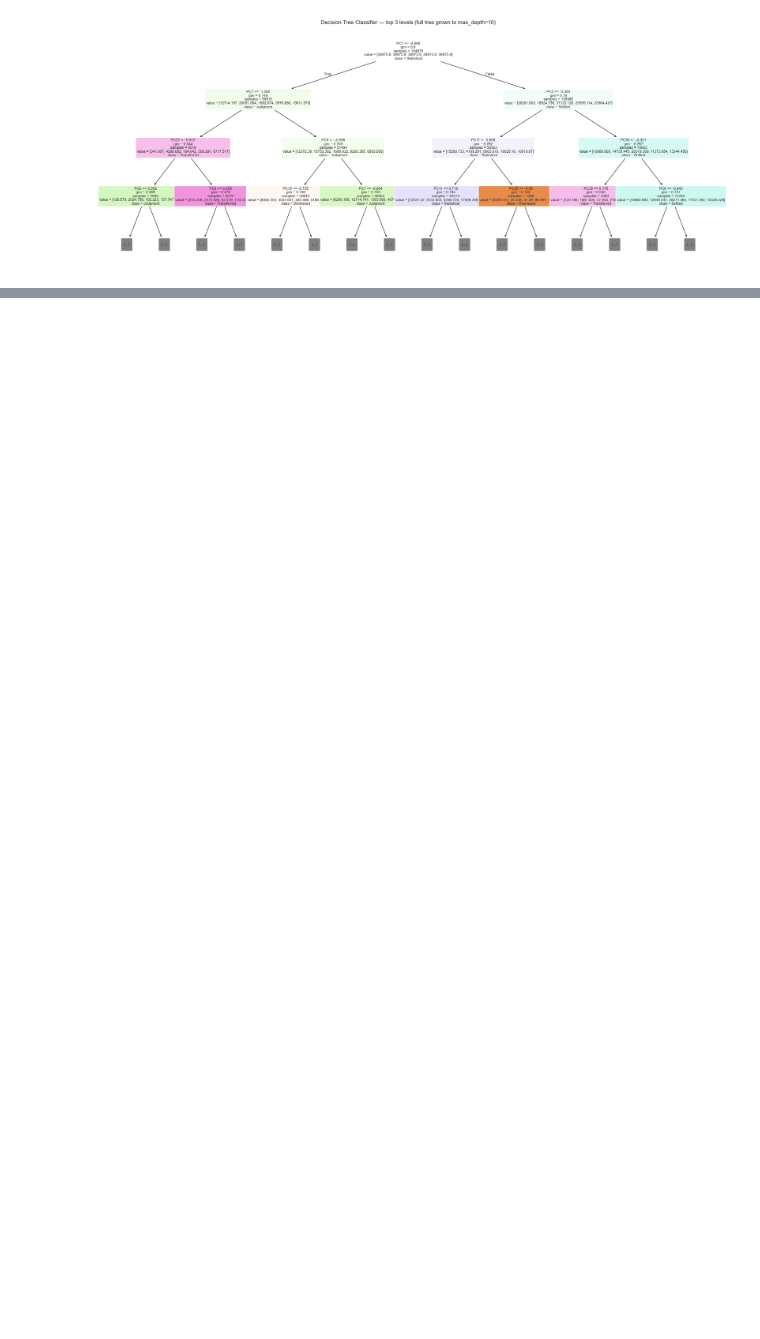
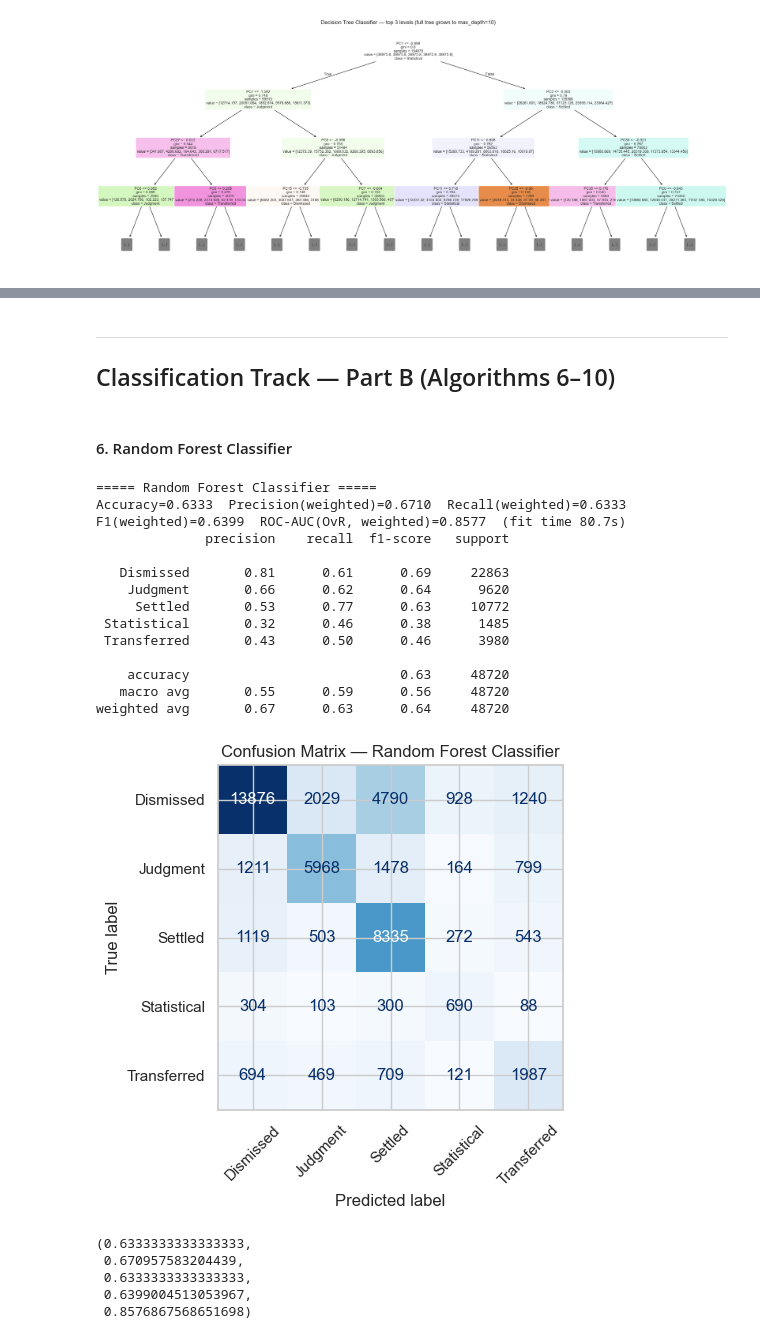
Before and after one commit to Ananthvarshan/fjc-civil-cases-ml, a Jupyter notebook: notebooks/classification.ipynb, the cells around one changed output, grey strips where cells are left out. Drawn from its saved outputs; the diff is of its cells as text; code cells hidden in the pictures; blank space fills up the shorter version.

Commit message:
Add clustering notebook and update preprocessing, classification, regression notebooks

```diff
--- a/notebooks/classification.ipynb
+++ b/notebooks/classification.ipynb
@@ -46,23 +50,17 @@ Loaded preprocessed data. X_train_final shape: (194879, 37)
 # %%
-# Class order used consistently everywhere below (confusion matrices, ROC-AUC column order, plots).
 CLASS_LABELS = sorted(y_clf_train.unique().tolist())
 print("Class order:", CLASS_LABELS)
 
-results_clf = []          # list of dicts -> feeds the D2 comparison table
-fitted_models_clf = {}    # name -> fitted estimator
-test_preds_clf = {}       # name -> predicted labels on X_test_final
-test_probas_clf = {}      # name -> predicted probabilities on X_test_final (n_samples, n_classes)
+results_clf = []
+fitted_models_clf = {}
+test_preds_clf = {}
+test_probas_clf = {}
 
 def evaluate_classifier(name, y_true, y_pred, y_proba, fit_seconds, classes):
-    """Compute Accuracy / weighted Precision / Recall / F1 / weighted OvR ROC-AUC, print a full
-    classification report, plot the confusion matrix, and log a summary row into `results_clf`.
-    `classes` MUST be the estimator's own `.classes_` order (also the column order of y_proba)."""
     acc = accuracy_score(y_true, y_pred)
     prec = precision_score(y_true, y_pred, average="weighted", zero_division=0)
     rec = recall_score(y_true, y_pred, average="weighted", zero_division=0)
     f1 = f1_score(y_true, y_pred, average="weighted", zero_division=0)
-
-    # Multi-class -> One-vs-Rest ROC-AUC, per rubric.
     roc_auc = roc_auc_score(y_true, y_proba, multi_class="ovr", average="weighted", labels=classes)
 
     print(f"\n===== {name} =====")
@@ -323,0 +337,41 @@ comparison_clf_df[["Rank", "Model", "Accuracy", "Precision", "Recall", "F1", "RO
+# %% [markdown]
+---
+## Classification Track — Part B (Algorithms 6–10)
+# %% [markdown]
+#### 6. Random Forest Classifier
+# %%
+t0 = time.time()
+rf_clf = RandomForestClassifier(n_estimators=200, max_depth=15, class_weight="balanced",
+                                 random_state=RANDOM_STATE, n_jobs=-1)
+rf_clf.fit(X_train_final, y_clf_train)
+fit_seconds = time.time() - t0
+
+pred_rf_clf = rf_clf.predict(X_test_final)
+proba_rf_clf = rf_clf.predict_proba(X_test_final)
+
+fitted_models_clf["Random Forest Classifier"] = rf_clf
+test_preds_clf["Random Forest Classifier"] = pred_rf_clf
+test_probas_clf["Random Forest Classifier"] = proba_rf_clf
+
+evaluate_classifier("Random Forest Classifier", y_clf_test, pred_rf_clf, proba_rf_clf, fit_seconds,
+                     classes=rf_clf.classes_.tolist())
+# %% [output]
+===== Random Forest Classifier =====
+Accuracy=0.6333  Precision(weighted)=0.6710  Recall(weighted)=0.6333  F1(weighted)=0.6399  ROC-AUC(OvR, weighted)=0.8577  (fit time 80.7s)
+              precision    recall  f1-score   support
+
+   Dismissed       0.81      0.61      0.69     22863
+    Judgment       0.66      0.62      0.64      9620
+     Settled       0.53      0.77      0.63     10772
+ Statistical       0.32      0.46      0.38      1485
+ Transferred       0.43      0.50      0.46      3980
+
+    accuracy                           0.63     48720
+   macro avg       0.55      0.59      0.56     48720
+weighted avg       0.67      0.63      0.64     48720
+[figure, added]
+(0.6333333333333333,
+ 0.670957583204439,
+ 0.6333333333333333,
+ 0.6399004513053967,
+ 0.8576867568651698)
```
Also changed, not shown: parts of 44 cells of this notebook, 6 other files.
